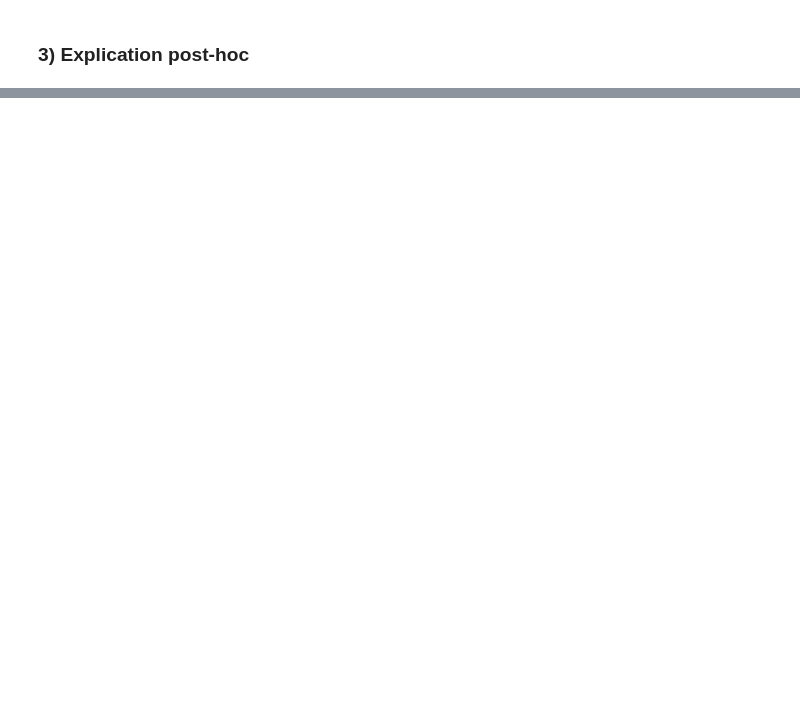
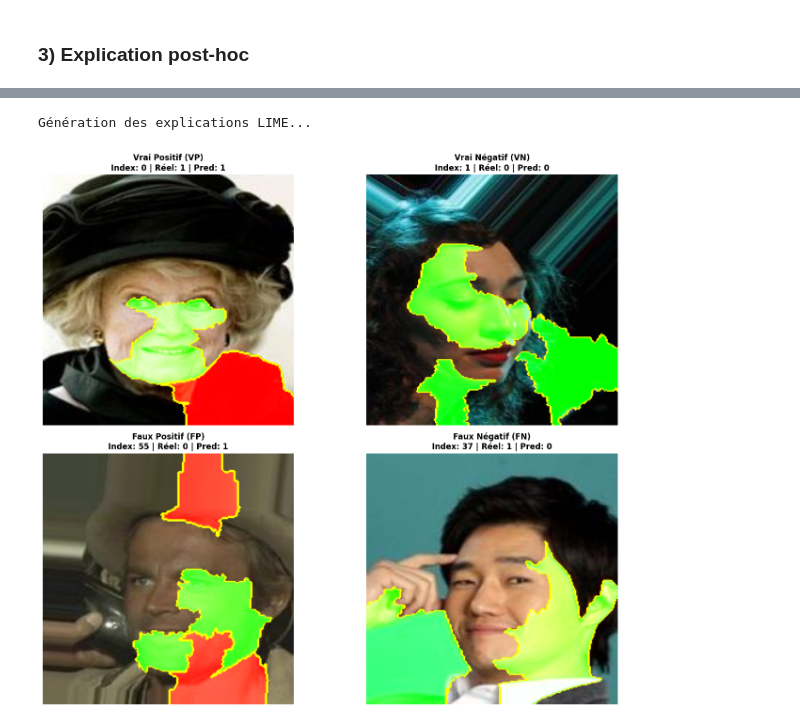
Before and after one commit to Nicolas2412/project-rexai, a Jupyter notebook: project.ipynb, the cells around one changed output, grey strips where cells are left out. Saved outputs shown, nothing was run; the diff lists cells and outputs as text; code cells hidden in the pictures; blank space fills up the shorter version.

```diff
--- a/project.ipynb
+++ b/project.ipynb
@@ -573,0 +1156,50 @@ Le "Disparate impact" de $63.52$ signifique qu'une personne à peau claire a 63,
+# %%
+import matplotlib.pyplot as plt
+from skimage.segmentation import mark_boundaries
+from lime import lime_image
+explainer = lime_image.LimeImageExplainer()
+
+# On définit les cas à afficher
+cas_list = [
+    ("Vrai Positif (VP)", idx_vp), ("Vrai Négatif (VN)", idx_vn),
+    ("Faux Positif (FP)", idx_fp), ("Faux Négatif (FN)", idx_fn)
+]
+
+fig, axes = plt.subplots(2, 2, figsize=(15, 12))
+axes = axes.flatten()
+
+print("Génération des explications LIME...")
+
+for i, (nom, idx) in enumerate(cas_list):
+    # 1. Charger et préparer l'image
+    path = 'data/CelebA/img_align_celeba/img_align_celeba/' + \
+        test_df.iloc[idx]['image_id']
+    img_pil = Image.open(path).convert('RGB').resize((224, 224))
+    img_array = np.array(img_pil)
+
+    # 2. Obtenir la prédiction et le label réel
+    label_reel = all_labels[idx]
+    pred_calculee = all_preds[idx]
+
+    # 3. Expliquer l'instance
+    # On explique la classe prédite par le modèle
+    explanation = explainer.explain_instance(
+        img_array, batch_predict, top_labels=2, hide_color=0, num_samples=1000
+    )
+
+    # 4. Récupérer l'image et le masque (Vert = Pour, Rouge = Contre)
+    temp, mask = explanation.get_image_and_mask(
+        pred_calculee, positive_only=False, num_features=5, hide_rest=False
+    )
+
+    # 5. Affichage
+    axes[i].imshow(mark_boundaries(temp, mask))
+    axes[i].set_title(f"{nom}\nIndex: {idx} | Réel: {label_reel} | Pred: {pred_calculee}",
+                    fontsize=12, fontweight='bold')
+    axes[i].axis('off')
+
+plt.tight_layout()
+plt.show()
+# %% [output]
+Génération des explications LIME...
+[figure, added]
```
Also changed, not shown: parts of 32 cells of this notebook, 1 other file.
